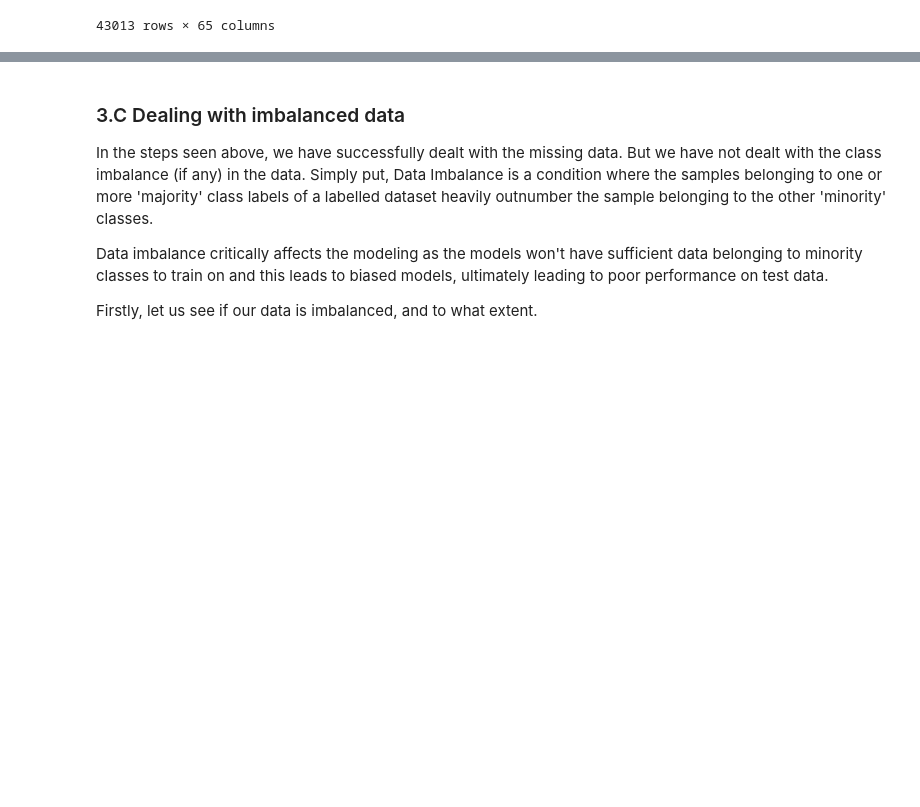
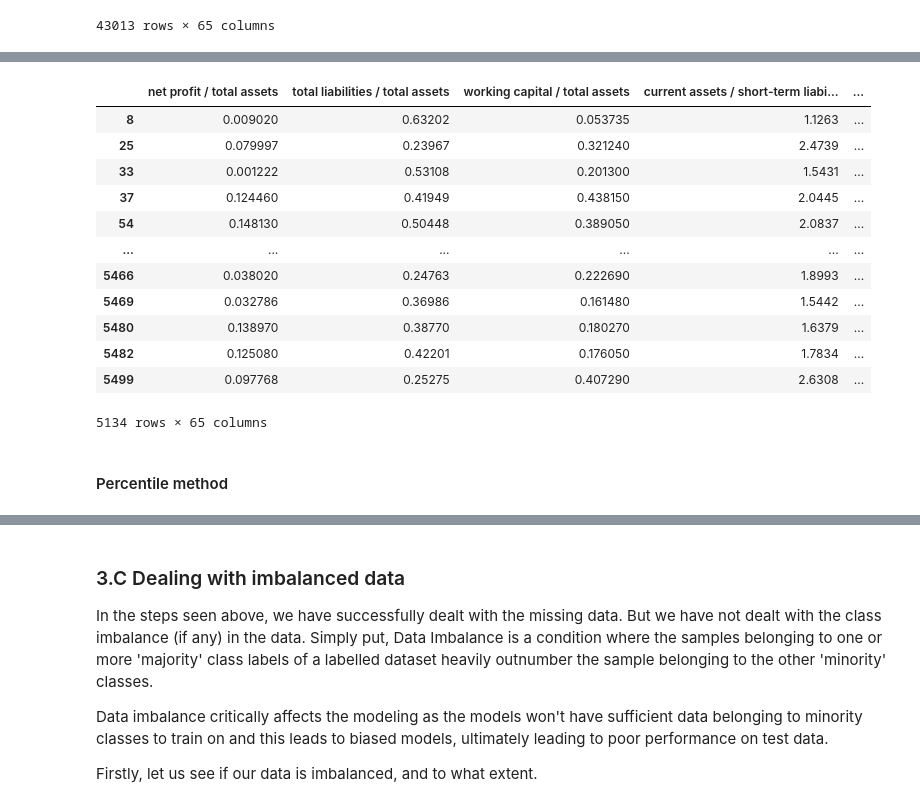
Before and after one commit to Technocolabs100/Analysis-of-Bank-Debit-Collections, a Jupyter notebook: first_project_(2)_(1)_(4).ipynb, the cells around one changed output, grey strips where cells are left out. Drawn from its saved outputs; the diff is of its cells as text; code cells hidden in the pictures; blank space fills up the shorter version.

```diff
--- a/first_project_(2)_(1)_(4).ipynb
+++ b/first_project_(2)_(1)_(4).ipynb
@@ -624,0 +720,36 @@ imputed_dataframes_dictionary['MICE'] = mice_imputed_dataframes
+# %%
+def detest_remove_outliers_IQR(data):
+    cleaned_data = data.copy()
+    for column in data.columns:
+        column_data = data[column]
+        q1=column_data.quantile(0.25)
+        q3=column_data.quantile(0.75)
+        iqr=q3-q1
+        # Calculate the upper and lower limits based on the mean and standard deviation
+        upper_limit = q3+(1.5*iqr)
+        lower_limit = q1-(1.5*iqr)
+
+        # Remove outliers based on the upper and lower limits
+        cleaned_data = cleaned_data[(cleaned_data[column] >= lower_limit) & (cleaned_data[column] <= upper_limit)]
+
+    return cleaned_data
+# %%
+data_outliers_IQR=detest_remove_outliers_IQR(data_impyte)
+# %%
+data_outliers_IQR
+# %% [output]
+|  | net profit / total assets | total liabilities / total assets | working capital / total assets | current assets / short-term liabi... | ... |
+| 8 | 0.009020 | 0.63202 | 0.053735 | 1.1263 | ... |
+| 25 | 0.079997 | 0.23967 | 0.321240 | 2.4739 | ... |
+| 33 | 0.001222 | 0.53108 | 0.201300 | 1.5431 | ... |
+| 37 | 0.124460 | 0.41949 | 0.438150 | 2.0445 | ... |
+| 54 | 0.148130 | 0.50448 | 0.389050 | 2.0837 | ... |
+| ... | ... | ... | ... | ... | ... |
+| 5466 | 0.038020 | 0.24763 | 0.222690 | 1.8993 | ... |
+| 5469 | 0.032786 | 0.36986 | 0.161480 | 1.5442 | ... |
+| 5480 | 0.138970 | 0.38770 | 0.180270 | 1.6379 | ... |
+| 5482 | 0.125080 | 0.42201 | 0.176050 | 1.7834 | ... |
+| 5499 | 0.097768 | 0.25275 | 0.407290 | 2.6308 | ... |
+5134 rows × 65 columns
+# %% [markdown]
+#### Percentile method
```
Also changed, not shown: parts of 38 cells of this notebook.
